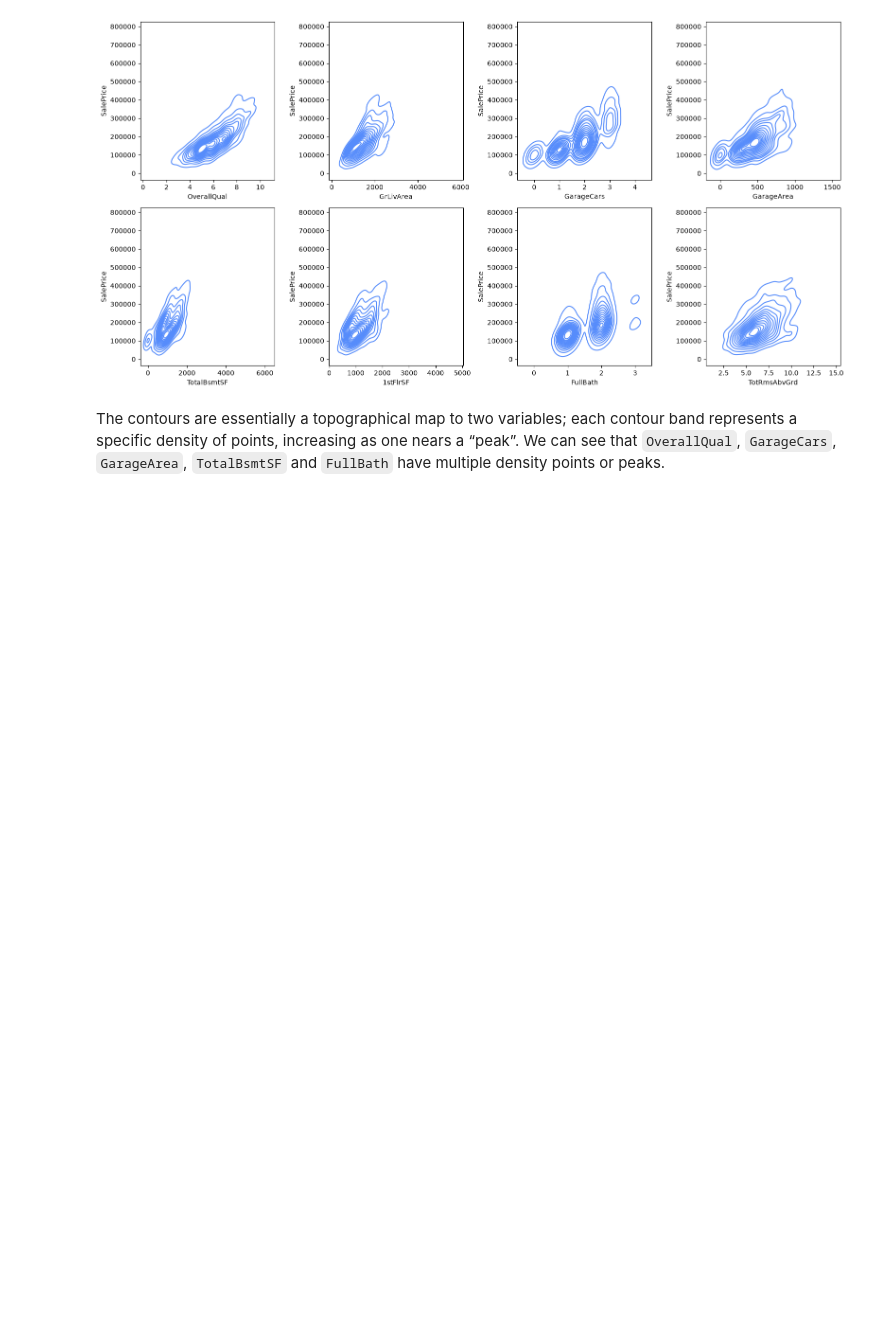
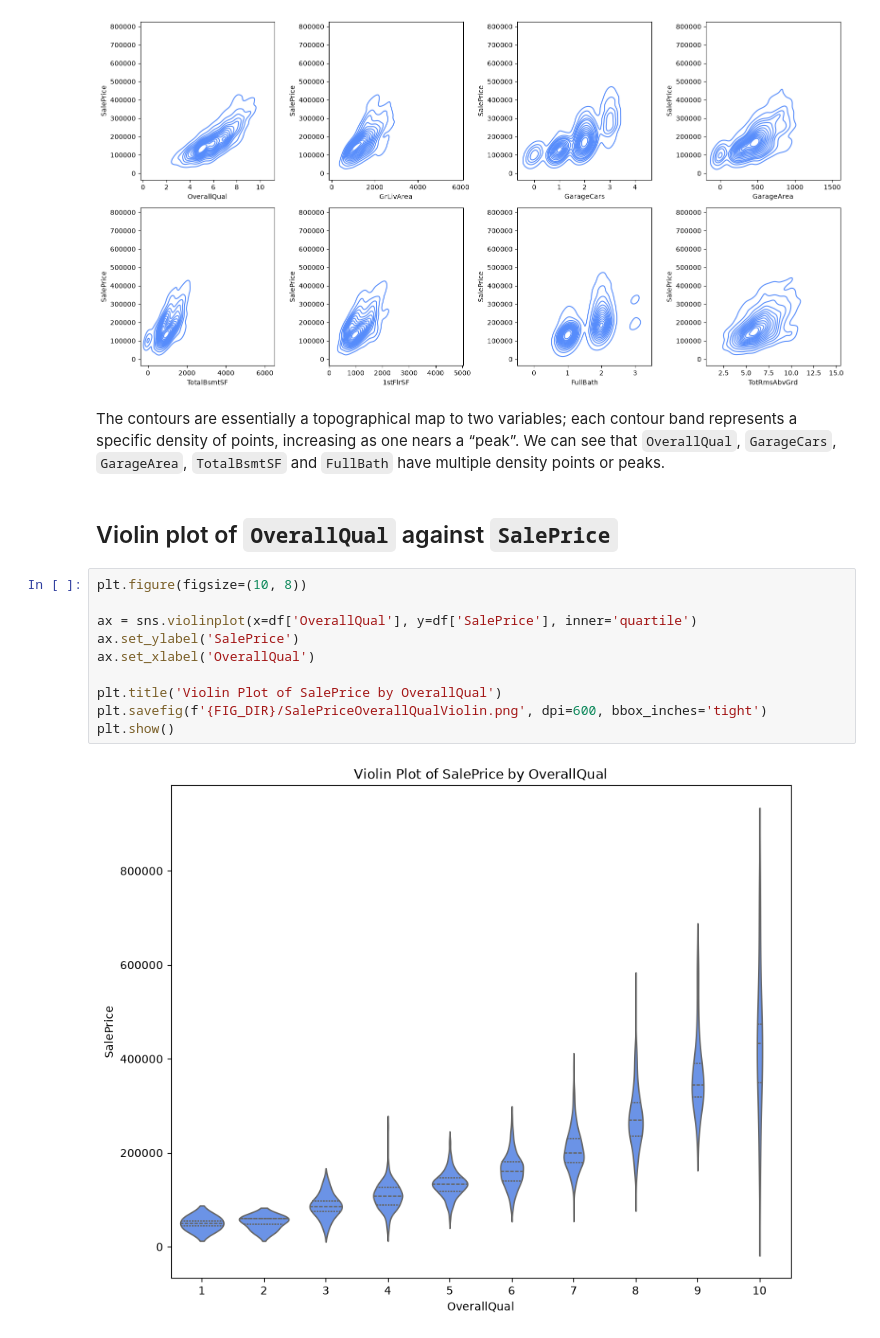
Before and after one commit to himangshuchetia-hc17/ames-house-prices, a Jupyter notebook: notebooks/01_exploratory_data_analysis.ipynb, the cells around one changed output. Cells and saved outputs as stored; diff of their text form; blank space fills up the shorter version.

```diff
--- a/notebooks/01_exploratory_data_analysis.ipynb
+++ b/notebooks/01_exploratory_data_analysis.ipynb
@@ -525,3 +527,17 @@ plt.show()
 [figure]
 # %% [markdown]
 The contours are essentially a topographical map to two variables; each contour band represents a specific density of points, increasing as one nears a “peak”. We can see that `OverallQual`, `GarageCars`, `GarageArea`, `TotalBsmtSF` and `FullBath` have multiple density points or peaks.
+# %% [markdown]
+## Violin plot of `OverallQual` against `SalePrice`
+# %%
+plt.figure(figsize=(10, 8))
+
+ax = sns.violinplot(x=df['OverallQual'], y=df['SalePrice'], inner='quartile')
+ax.set_ylabel('SalePrice')
+ax.set_xlabel('OverallQual')
+
+plt.title('Violin Plot of SalePrice by OverallQual')
+plt.savefig(f'{FIG_DIR}/SalePriceOverallQualViolin.png', dpi=600, bbox_inches='tight')
+plt.show()
+# %% [output]
+[figure, added]
```
Also changed, not shown: parts of 5 cells of this notebook, 10 other files.
